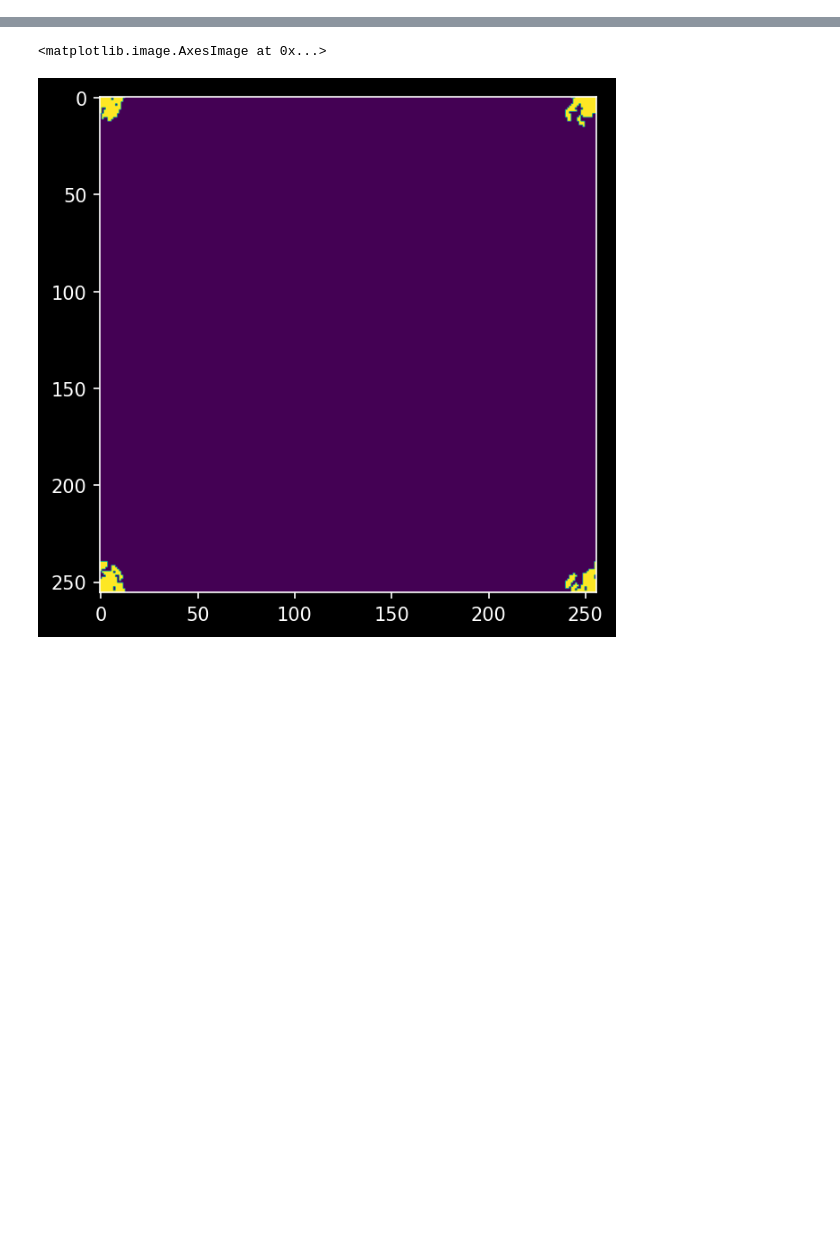
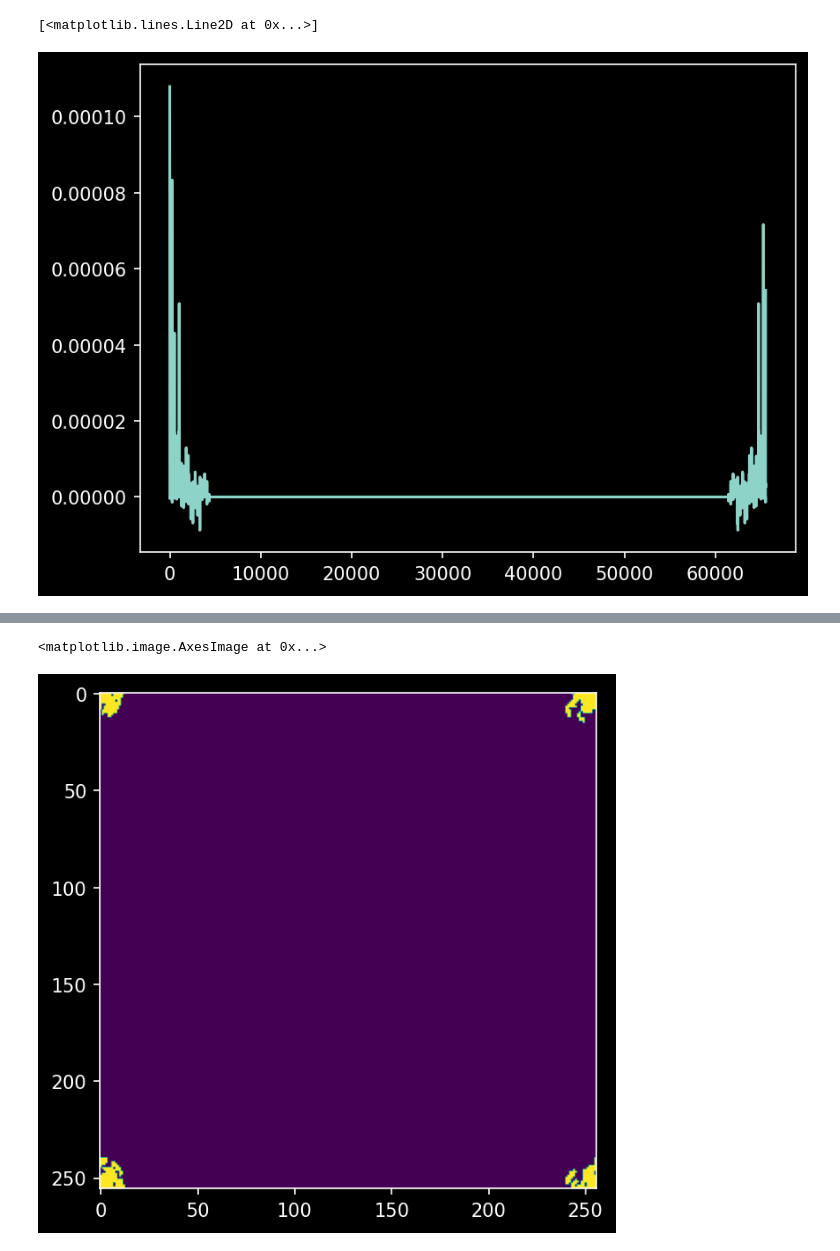
Before and after one commit to EnceladeCandy/diffusion-radio-astronomy, a Jupyter notebook: notebooks/mpol_inf_real copy 5.ipynb, the cells around one changed output, grey strips where cells are left out. Drawn from its saved outputs; the diff is of its cells as text; code cells hidden in the pictures; blank space fills up the shorter version.

```diff
--- a/notebooks/mpol_inf_real copy 5.ipynb
+++ b/notebooks/mpol_inf_real copy 5.ipynb
@@ -68,3 +85,10 @@ dirty_image, beam = imager.get_dirty_image(weighting = weighting, robust=robust)
 dirty_image, beam = torch.tensor(dirty_image.copy()).to(device), torch.tensor(beam.copy()).to(device)
 # imgs.append(dirty_image)
 # beams.append(beam)
+# %%
+vis_uniform = imager.vis_gridded * imager.C
+# %%
+plt.plot(vis_uniform.flatten())
+# %% [output]
+[<matplotlib.lines.Line2D at 0x...>]
+[figure, added]
```
Also changed, not shown: parts of 20 cells of this notebook, 11 other files.
